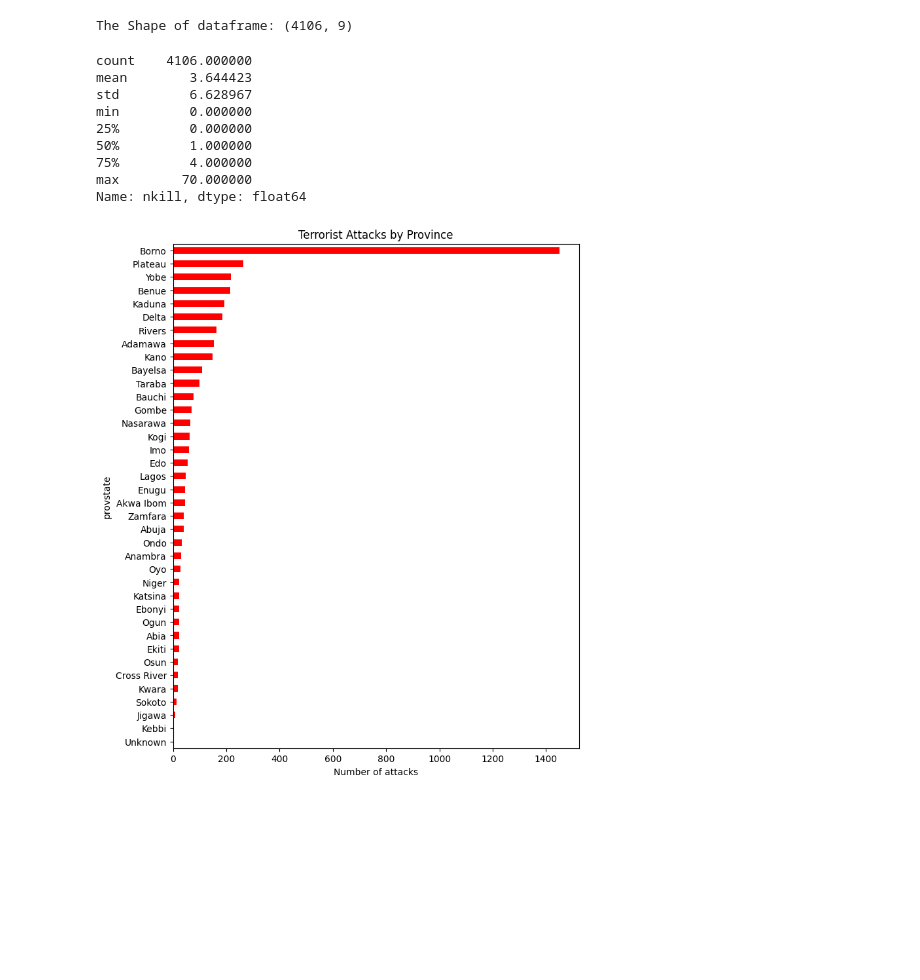
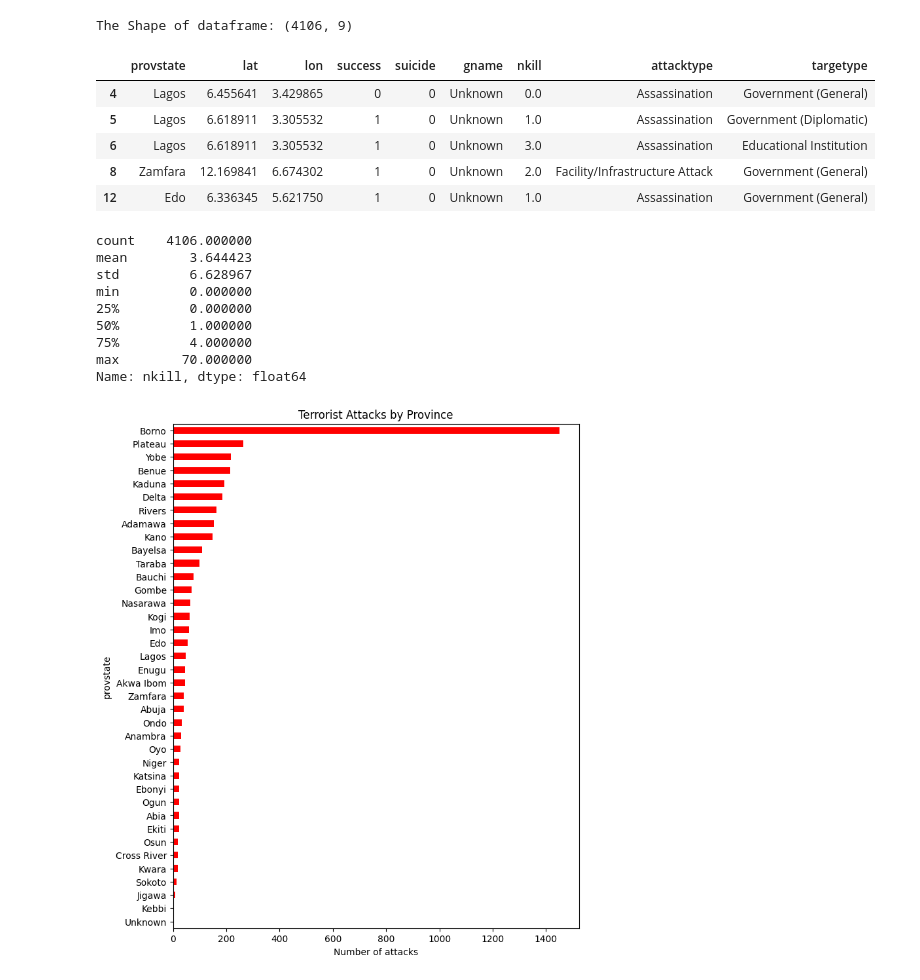
Before and after one commit to pabrokim/Terrorism-in-Nigeria, a Jupyter notebook: terror_data.ipynb, the cells around one changed output. Cells and saved outputs as stored; diff of their text form; code cells hidden in the pictures; blank space fills up the shorter version.

Commit message:
Rename columns

```diff
--- a/terror_data.ipynb
+++ b/terror_data.ipynb
@@ -12,15 +12,18 @@ def wrangle(filepath):
 
     #read excel into a dataframe
     df = pd.read_excel(filepath)
+    #rename columns names
+    df['attacktype']= df['attacktype1_txt'].str.strip('1_txt')
+    df['targetype']= df['targtype1_txt'].str.strip('1_txt')
     #drop missing values
     df.dropna(inplace=True)
     #drop high cardinality features
     drop_cols = [
         'eventid', 'iyear', 'imonth', 'iday', 'country_txt', 'region_txt',
-        'attacktype1_txt', 'city','targtype1_txt', 'weaptype1_txt', 'nwound'
+        'attacktype1', 'city','targtype1', 'weaptype1', 'nwound','attacktype1_txt','targtype1_txt'
     ]
     #remove collinearity
-    drop_cols.append("weaptype1")
+    drop_cols.append("weaptype1_txt")
     #drop columns
     df.drop(columns=drop_cols, inplace=True)
     #rename columns
@@ -39,8 +42,15 @@ def wrangle(filepath):
 # %%
 df = wrangle("Nigeria_terrorist_data.xlsx")
 print("The Shape of dataframe:", df.shape)
+df.head()
 # %% [output]
 The Shape of dataframe: (4106, 9)
+|  | provstate | lat | lon | success | suicide | gname | nkill | attacktype | targetype |
+| 4 | Lagos | 6.455641 | 3.429865 | 0 | 0 | Unknown | 0.0 | Assassination | Government (General) |
+| 5 | Lagos | 6.618911 | 3.305532 | 1 | 0 | Unknown | 1.0 | Assassination | Government (Diplomatic) |
+| 6 | Lagos | 6.618911 | 3.305532 | 1 | 0 | Unknown | 3.0 | Assassination | Educational Institution |
+| 8 | Zamfara | 12.169841 | 6.674302 | 1 | 0 | Unknown | 2.0 | Facility/Infrastructure Attack | Government (General) |
+| 12 | Edo | 6.336345 | 5.621750 | 1 | 0 | Unknown | 1.0 | Assassination | Government (General) |
 # %%
 df["nkill"].describe()
 # %% [output]
```
Also changed, not shown: parts of 1 cell of this notebook.
